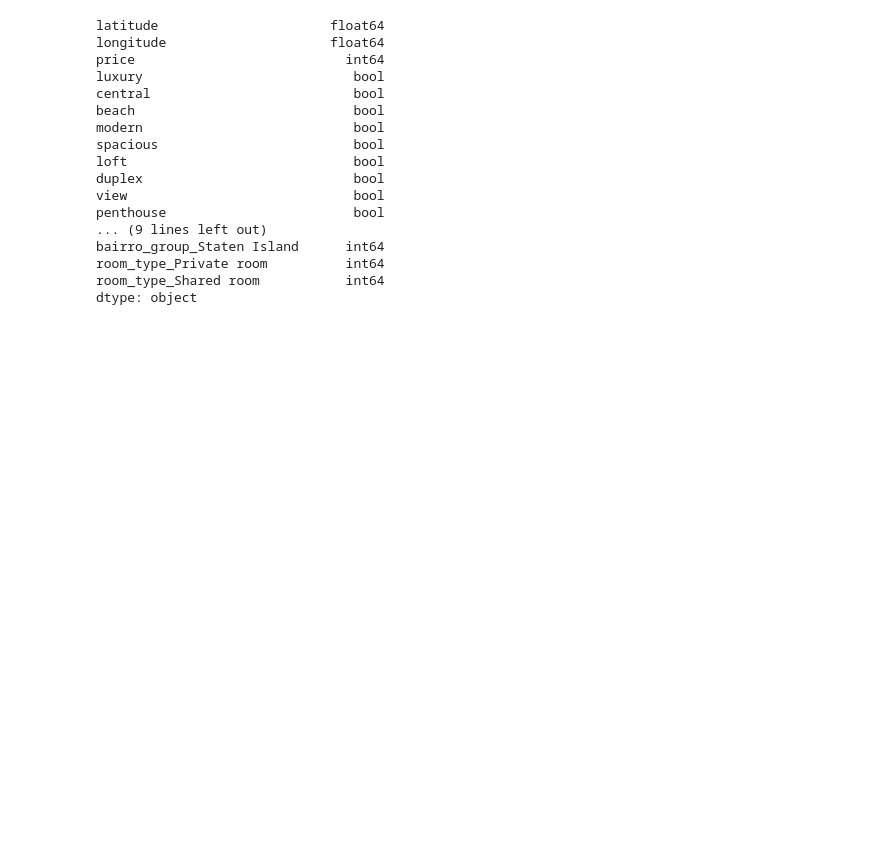
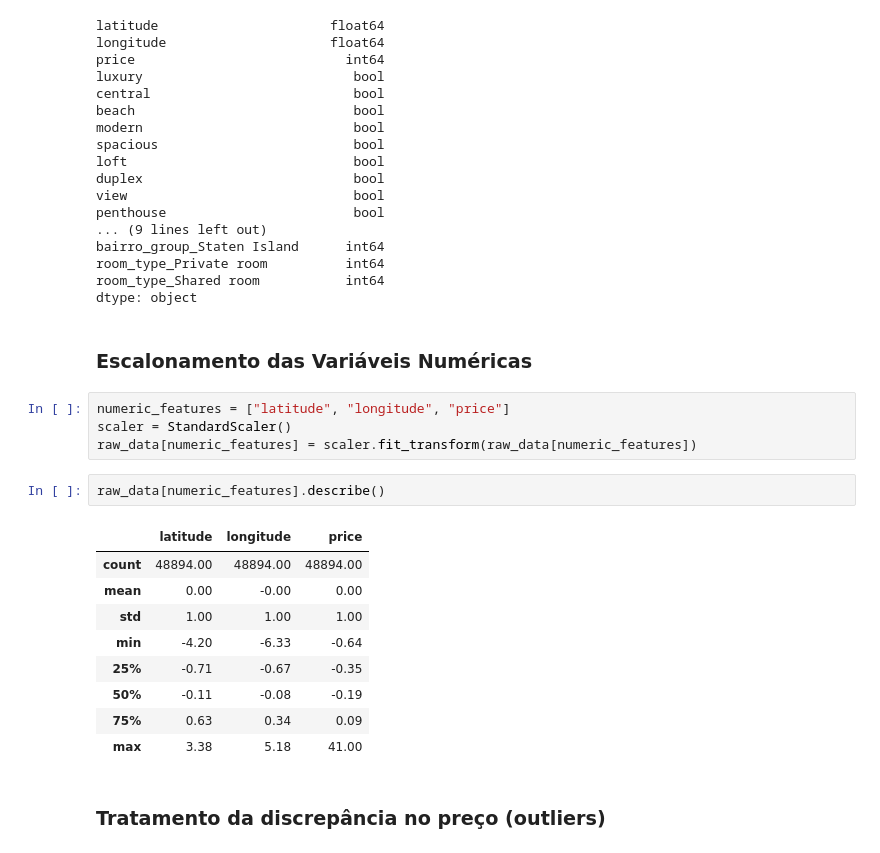
Before and after one commit to rafaeloliveiralopes/rental_price_prevision_model, a Jupyter notebook: rent_price_model_pred.ipynb, the cells around one changed output. Saved outputs shown, nothing was run; the diff lists cells and outputs as text; blank space fills up the shorter version.

```diff
--- a/rent_price_model_pred.ipynb
+++ b/rent_price_model_pred.ipynb
@@ -518,3 +515,23 @@ bairro_group_Staten Island      int64
 room_type_Private room          int64
 room_type_Shared room           int64
 dtype: object
+# %% [markdown]
+### Escalonamento das Variáveis Numéricas
+# %%
+numeric_features = ["latitude", "longitude", "price"]
+scaler = StandardScaler()
+raw_data[numeric_features] = scaler.fit_transform(raw_data[numeric_features])
+# %%
+raw_data[numeric_features].describe()
+# %% [output]
+|  | latitude | longitude | price |
+| count | 48894.00 | 48894.00 | 48894.00 |
+| mean | 0.00 | -0.00 | 0.00 |
+| std | 1.00 | 1.00 | 1.00 |
+| min | -4.20 | -6.33 | -0.64 |
+| 25% | -0.71 | -0.67 | -0.35 |
+| 50% | -0.11 | -0.08 | -0.19 |
+| 75% | 0.63 | 0.34 | 0.09 |
+| max | 3.38 | 5.18 | 41.00 |
+# %% [markdown]
+### Tratamento da discrepância no preço (outliers)
```
Also changed, not shown: parts of 14 cells of this notebook.
